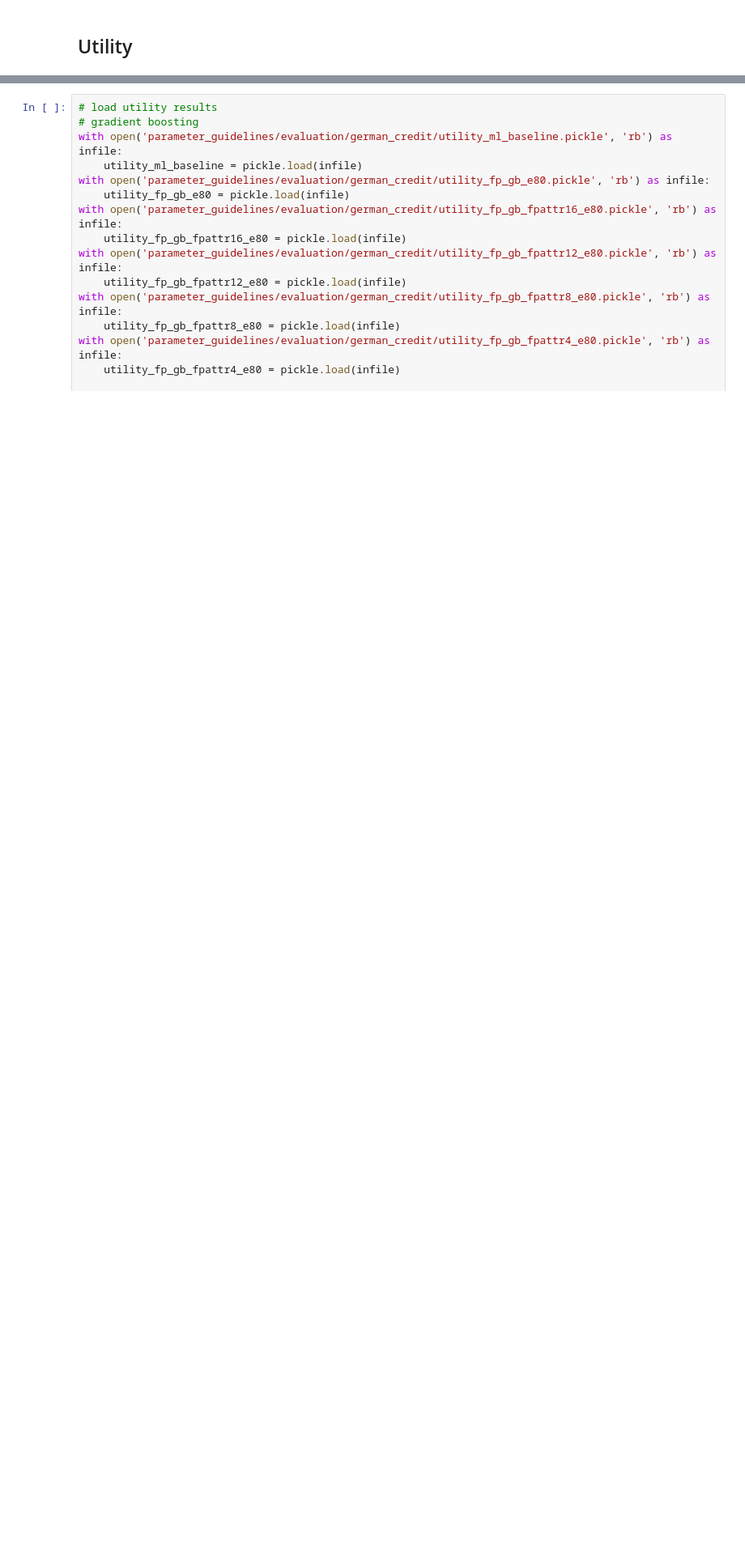
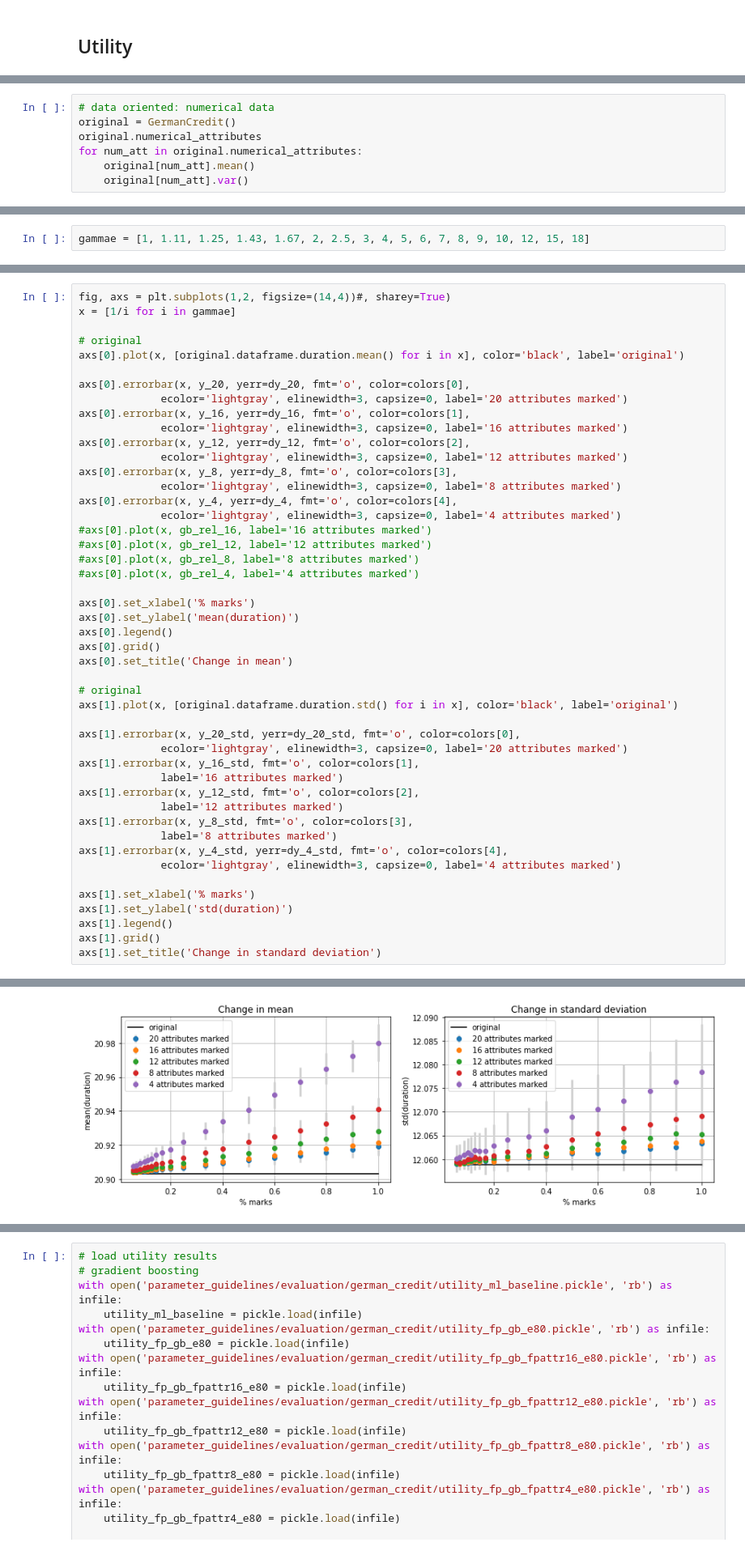
Before and after one commit to tanjascats/fingerprinting-toolbox, a Jupyter notebook: parameter_guidelines/UNECE_meeting/UNECE meeting 2021.ipynb, the cells around one changed output, grey strips where cells are left out. Shown at 81% size. Drawn from its saved outputs; the diff is of its cells as text; blank space fills up the shorter version.

```diff
--- a/parameter_guidelines/UNECE_meeting/UNECE meeting 2021.ipynb
+++ b/parameter_guidelines/UNECE_meeting/UNECE meeting 2021.ipynb
@@ -482,0 +532,7 @@ At the end of the day, for giving explicit decisions on parameter setting, one n
+# %%
+# data oriented: numerical data
+original = GermanCredit()
+original.numerical_attributes
+for num_att in original.numerical_attributes:
+    original[num_att].mean()
+    original[num_att].var()
@@ -482,0 +548,2 @@ At the end of the day, for giving explicit decisions on parameter setting, one n
+# %%
+gammae = [1, 1.11, 1.25, 1.43, 1.67, 2, 2.5, 3, 4, 5, 6, 7, 8, 9, 10, 12, 15, 18]
@@ -482,0 +608,48 @@ At the end of the day, for giving explicit decisions on parameter setting, one n
+# %%
+fig, axs = plt.subplots(1,2, figsize=(14,4))#, sharey=True)
+x = [1/i for i in gammae]
+
+# original
+axs[0].plot(x, [original.dataframe.duration.mean() for i in x], color='black', label='original')
+
+axs[0].errorbar(x, y_20, yerr=dy_20, fmt='o', color=colors[0],
+             ecolor='lightgray', elinewidth=3, capsize=0, label='20 attributes marked')
+axs[0].errorbar(x, y_16, yerr=dy_16, fmt='o', color=colors[1],
+             ecolor='lightgray', elinewidth=3, capsize=0, label='16 attributes marked')
+axs[0].errorbar(x, y_12, yerr=dy_12, fmt='o', color=colors[2],
+             ecolor='lightgray', elinewidth=3, capsize=0, label='12 attributes marked')
+axs[0].errorbar(x, y_8, yerr=dy_8, fmt='o', color=colors[3],
+             ecolor='lightgray', elinewidth=3, capsize=0, label='8 attributes marked')
+axs[0].errorbar(x, y_4, yerr=dy_4, fmt='o', color=colors[4],
+             ecolor='lightgray', elinewidth=3, capsize=0, label='4 attributes marked')
+#axs[0].plot(x, gb_rel_16, label='16 attributes marked')
+#axs[0].plot(x, gb_rel_12, label='12 attributes marked')
+#axs[0].plot(x, gb_rel_8, label='8 attributes marked')
+#axs[0].plot(x, gb_rel_4, label='4 attributes marked')
+
+axs[0].set_xlabel('% marks')
+axs[0].set_ylabel('mean(duration)')
+axs[0].legend()
+axs[0].grid()
+axs[0].set_title('Change in mean')
+
+# original
+axs[1].plot(x, [original.dataframe.duration.std() for i in x], color='black', label='original')
+
+axs[1].errorbar(x, y_20_std, yerr=dy_20_std, fmt='o', color=colors[0],
+             ecolor='lightgray', elinewidth=3, capsize=0, label='20 attributes marked')
+axs[1].errorbar(x, y_16_std, fmt='o', color=colors[1],
+             label='16 attributes marked')
+axs[1].errorbar(x, y_12_std, fmt='o', color=colors[2],
+             label='12 attributes marked')
+axs[1].errorbar(x, y_8_std, fmt='o', color=colors[3],
+             label='8 attributes marked')
+axs[1].errorbar(x, y_4_std, yerr=dy_4_std, fmt='o', color=colors[4],
+             ecolor='lightgray', elinewidth=3, capsize=0, label='4 attributes marked')
+
+axs[1].set_xlabel('% marks')
+axs[1].set_ylabel('std(duration)')
+axs[1].legend()
+axs[1].grid()
+axs[1].set_title('Change in standard deviation')
+# %% [output]
@@ -482,0 +657 @@ At the end of the day, for giving explicit decisions on parameter setting, one n
+[figure, added]
```
Also changed, not shown: parts of 68 cells of this notebook, 15 other files.
